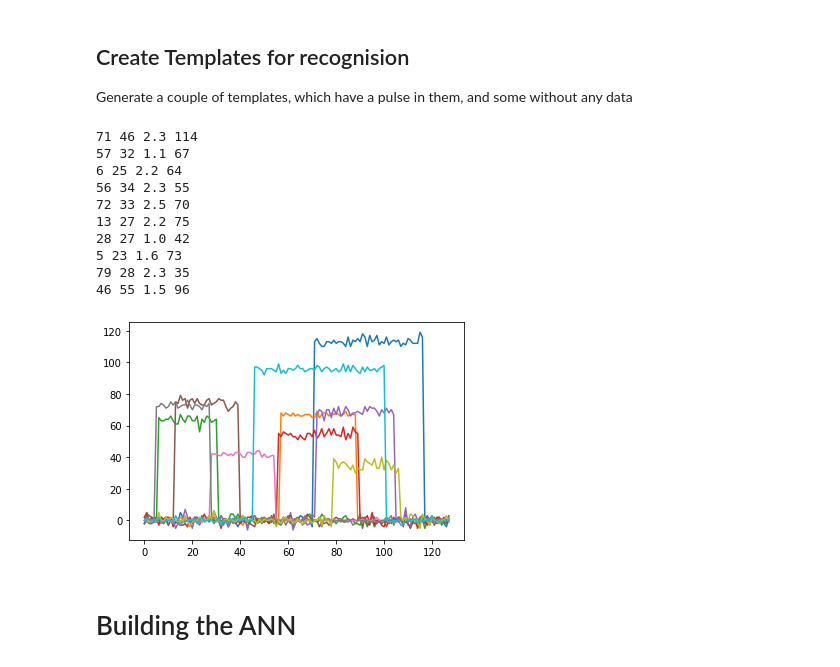
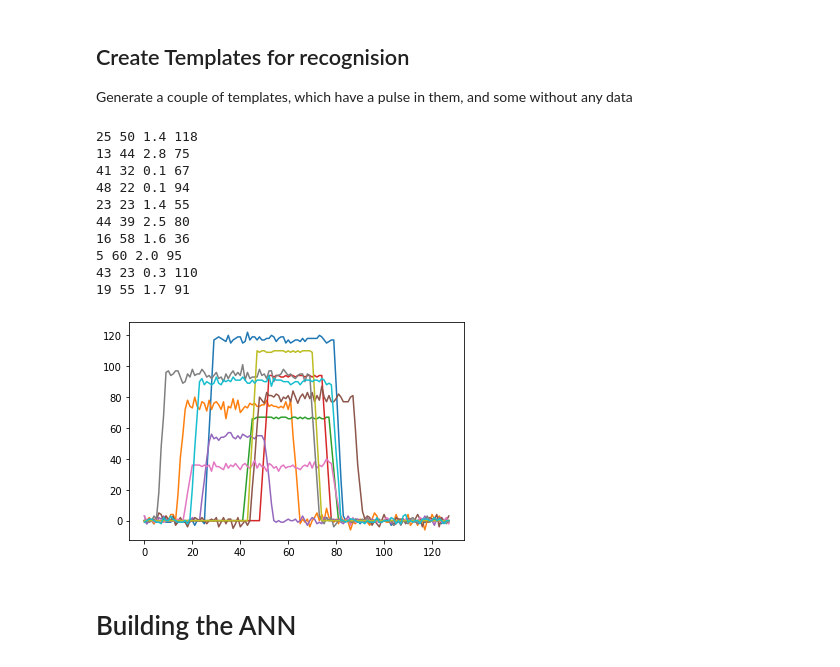
Before and after one commit to JochiSt/AI_PulseReconstruction, a Jupyter notebook: TestSTM32_AI.ipynb, the cells around one changed output. Drawn from its saved outputs; the diff is of its cells as text; code cells hidden in the pictures.

```diff
--- a/TestSTM32_AI.ipynb
+++ b/TestSTM32_AI.ipynb
@@ -69,26 +70,26 @@ Generate a couple of templates, which have a pulse in them, and some without any
 # %%
 for i in range(10):
   width = np.random.randint(16, 64)               # width of 16 to 64
-  position = np.random.randint(0, high=128-width) # arbitrary position
+  position = np.random.randint(0, high=96-width) # arbitrary position
   noise = np.random.randint(1,30)/10.             # 0.1 to 3 LSB noise
   height = np.random.randint(32,128)              # pulse height of 32 to 128
 
   print(position, width, noise, height)
   plt.plot(generateTemplate(position = position, pulse_length = width, height=height, noise=noise))
 
 plt.show()
 # %% [output]
-71 46 2.3 114
-57 32 1.1 67
-6 25 2.2 64
-56 34 2.3 55
-72 33 2.5 70
-13 27 2.2 75
-28 27 1.0 42
-5 23 1.6 73
-79 28 2.3 35
-46 55 1.5 96
+25 50 1.4 118
+13 44 2.8 75
+41 32 0.1 67
+48 22 0.1 94
+23 23 1.4 55
+44 39 2.5 80
+16 58 1.6 36
+5 60 2.0 95
+43 23 0.3 110
+19 55 1.7 91
-[figure, old version]
+[figure, new version]
 # %% [markdown]
 # Building the ANN
 # %% [markdown]
```
Also changed, not shown: parts of 7 cells of this notebook.
